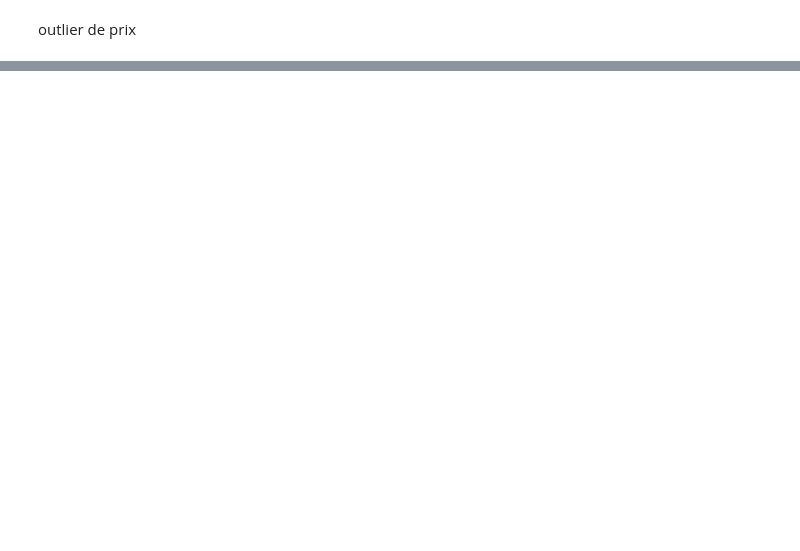
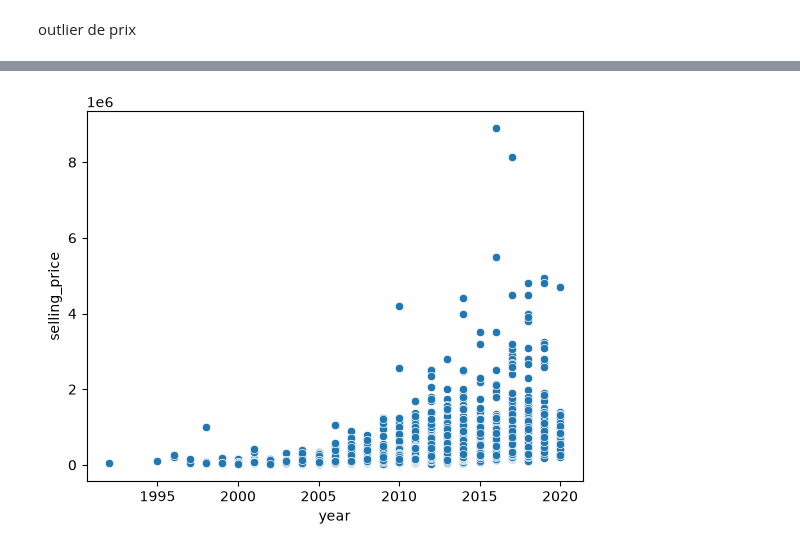
Before and after one commit to ayouberrak2/Used_Car_Price_Predictor, a Jupyter notebook: notebooks/cleaning.ipynb, the cells around one changed output, grey strips where cells are left out. Drawn from its saved outputs; the diff is of its cells as text; code cells hidden in the pictures; blank space fills up the shorter version.

Commit message:
feat: update data cleaning notebook

```diff
--- a/notebooks/cleaning.ipynb
+++ b/notebooks/cleaning.ipynb
@@ -206,0 +188,13 @@ print(df)
+# %%
+
+# print(outliers)
+
+delete = df[
+    (df["age"] > 0) &
+    (df["km_per_year"] > 70000)
+]
+
+df.loc[delete.index,"year"] = (
+    (2020 - df.loc[delete.index,"km_driven"] // 70000)
+)
+print(delete)
@@ -207,20 +223,20 @@ print(df)
 # %% [markdown]
 outlier de prix
 # %%
-Q1_price = df["year"].quantile(0.25)
-Q3_price = df["year"].quantile(0.75)
+# Q1_price = df["year"].quantile(0.25)
+# Q3_price = df["year"].quantile(0.75)
 
-demi_3 = Q3_price - Q1_price
+# demi_3 = Q3_price - Q1_price
 
-upper_3 = Q3_price + demi_3
-lower_3 = Q1_price - demi_3
+# upper_3 = Q3_price + demi_3
+# lower_3 = Q1_price - demi_3
 
 
-out_3 = df[
-    (df["year"] < lower_3) |
-    (df["year"] > upper_3)
-]
+# out_3 = df[
+#     (df["year"] < lower_3) |
+#     (df["year"] > upper_3)
+# ]
 
-df = df.drop(out_3)
+# df = df.drop(out_3)
 
 print(df)
@@ -226,0 +261,10 @@ print(df)
+# %%
+sns.scatterplot(
+    data=df,
+    x="year",
+    y="selling_price"
+)
+
+plt.show()
+# %% [output]
+[figure, added]
```
Also changed, not shown: parts of 20 cells of this notebook.
